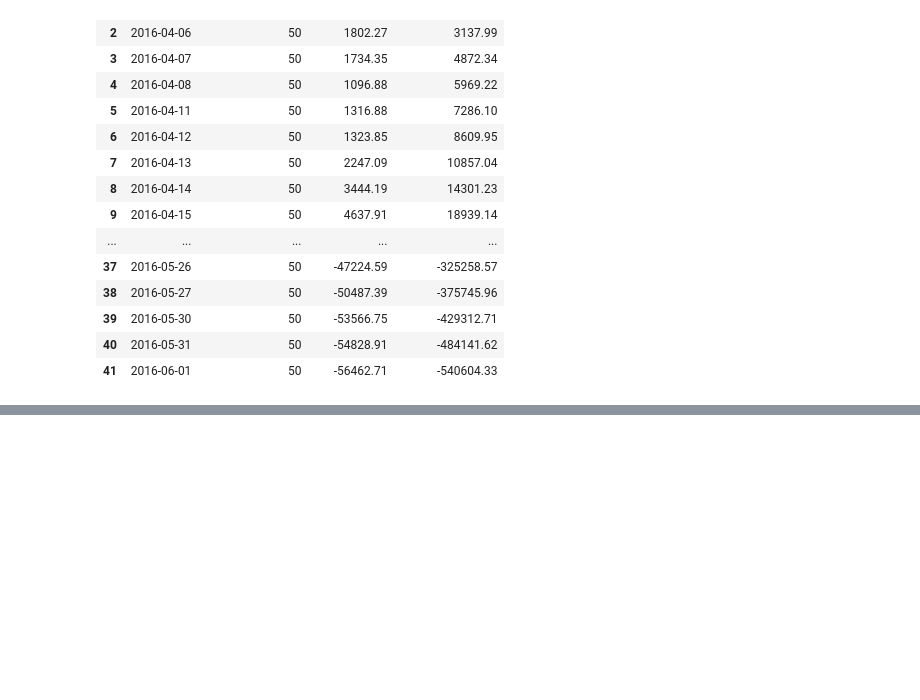
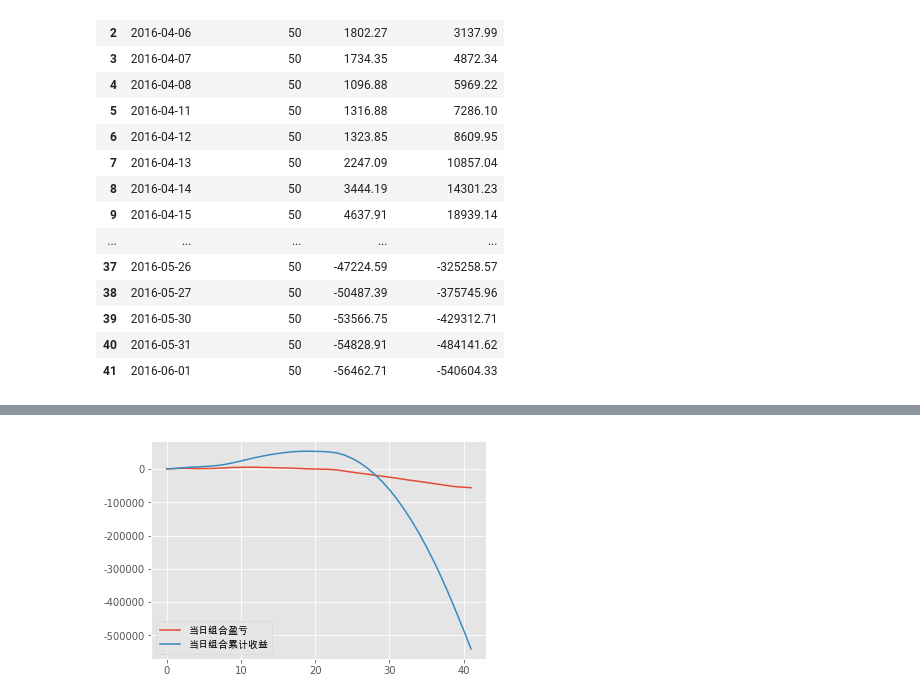
Before and after one commit to lxj0276/huanshuo, a Jupyter notebook: 量化投资/codes.ipynb, the cells around one changed output, grey strips where cells are left out. Drawn from its saved outputs; the diff is of its cells as text; code cells hidden in the pictures; blank space fills up the shorter version.

```diff
--- a/量化投资/codes.ipynb
+++ b/量化投资/codes.ipynb
@@ -174,0 +194,7 @@ df_last
+# %%
+line_up, = plt.plot(x, label=u'当日组合盈亏')
+line_down, = plt.plot(y, label=u'当日组合累计收益')
+plt.legend(handles=[line_up, line_down],prop = myfont)
+plt.show()
+# %% [output]
+[figure, added]
```
Also changed, not shown: parts of 3 cells of this notebook.
